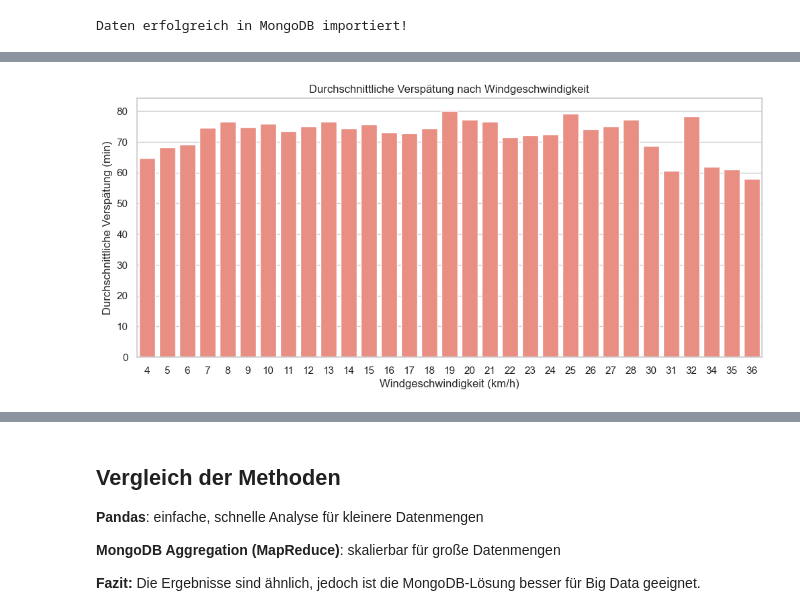
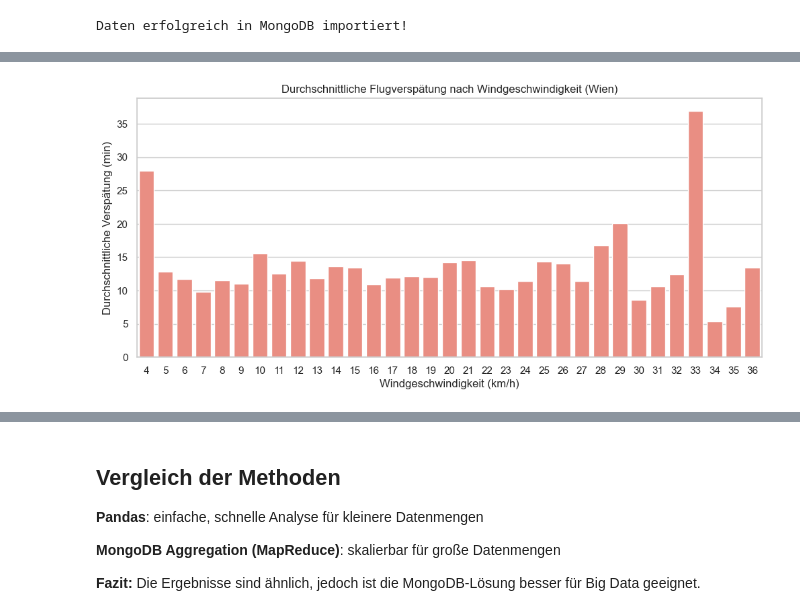
Before and after one commit to wi24b076/BigData-JupyterNotebook, a Jupyter notebook: einfluss-fluege-wetter.ipynb, the cells around one changed output, grey strips where cells are left out. Cells and saved outputs as stored; diff of their text form; code cells hidden in the pictures.

```diff
--- a/einfluss-fluege-wetter.ipynb
+++ b/einfluss-fluege-wetter.ipynb
@@ -94,17 +107,27 @@ Flugdaten:
 # %%
 # 6. Flugdaten & Wetterdaten zusammenführen
 
-# Merge der Flugdaten mit Wetterdaten anhand des Abflugdatums
+# Datum vereinheitlichen (nur Datum, kein Uhrzeitanteil)
+df_flights['scheduled_departure'] = pd.to_datetime(df_flights['scheduled_departure']).dt.date
+df_weather['datetime'] = pd.to_datetime(df_weather['datetime']).dt.date
+
+# Merge über Datum
 df_merged = pd.merge(
     df_flights,
     df_weather,
-    left_on='scheduled_departure',  # Flugdaten
-    right_on='datetime',  # Wetterdaten
-    how='left'  # Left Join: alle Flüge behalten, Wetterdaten ergänzen
+    left_on='scheduled_departure',
+    right_on='datetime',
+    how='left'
 )
+
+# unnötige Spalten entfernen
+df_merged.drop(columns=['key_0'], errors='ignore', inplace=True)
+
+# Verspätung pro Flug berechnen (vektorisiert, deutlich schneller als apply)
+df_merged['delay_per_flight'] = df_merged['DLY_ALL_PRE_2'] / df_merged['FLT_DEP_1']
 
 # Ergebnis prüfen
 print("Zusammengeführte Daten:")
-print(df_merged.head())
+print(df_merged.round(2).head())
 # %% [output]
 Zusammengeführte Daten:
@@ -314,32 +383,46 @@ plt.show()
 # %%
-# 12. Analyse: Durchschnittliche Verspätung nach Windgeschwindigkeit
+# 12. Analyse: Durchschnittliche Flugverspätung nach Windgeschwindigkeit
 
-# NaN in 'wspd' auf 0 setzen (falls vorhanden)
-df_weather_copy = df_weather.copy()
-df_weather_copy['wspd'] = df_weather_copy['wspd'].fillna(0)
-
-# Merge mit Flugdaten
+# Merge direkt durchführen
 df_merged_copy = pd.merge(
     df_flights,
-    df_weather_copy,
+    df_weather.assign(wspd=df_weather['wspd'].fillna(0)),
     left_on='scheduled_departure',
     right_on='datetime',
     how='left'
 )
 
-# Windgeschwindigkeit auf ganze Zahlen runden
-df_merged_copy['wspd_floor'] = df_merged_copy['wspd'].apply(lambda x: int(x))
+# Verspätung berechnen
+df_merged_copy['delay_per_flight'] = (
+    df_merged_copy['DLY_ALL_PRE_2'] / df_merged_copy['FLT_DEP_1']
+)
 
-# Gruppieren: Durchschnittliche Verspätung je Windgeschwindigkeit
-df_wind_plot = df_merged_copy.groupby('wspd_floor')['FLT_DEP_1'].mean().reset_index()
+# Windgeschwindigkeit runden
+df_merged_copy['wspd_floor'] = df_merged_copy['wspd'].round(0).astype(int)
 
-# Visualisierung: Balkendiagramm
+# Gruppieren
+df_wind_plot = (
+    df_merged_copy
+    .groupby('wspd_floor')['delay_per_flight']
+    .mean()
+    .reset_index()
+)
+
+# Visualisierung
 plt.figure(figsize=(12, 5))
-sns.barplot(x='wspd_floor', y='FLT_DEP_1', data=df_wind_plot, color='salmon')
+
+sns.barplot(
+    x='wspd_floor',
+    y='delay_per_flight',
+    data=df_wind_plot,
+    color='salmon'
+)
+
+# Achsenbeschriftungen und Titel
 plt.xlabel("Windgeschwindigkeit (km/h)")
 plt.ylabel("Durchschnittliche Verspätung (min)")
-plt.title("Durchschnittliche Verspätung nach Windgeschwindigkeit")
+plt.title("Durchschnittliche Flugverspätung nach Windgeschwindigkeit (Wien)")
 plt.show()
 # %% [output]
-[figure, old version]
+[figure, new version]
 # %%
```
Also changed, not shown: parts of 14 cells of this notebook.
